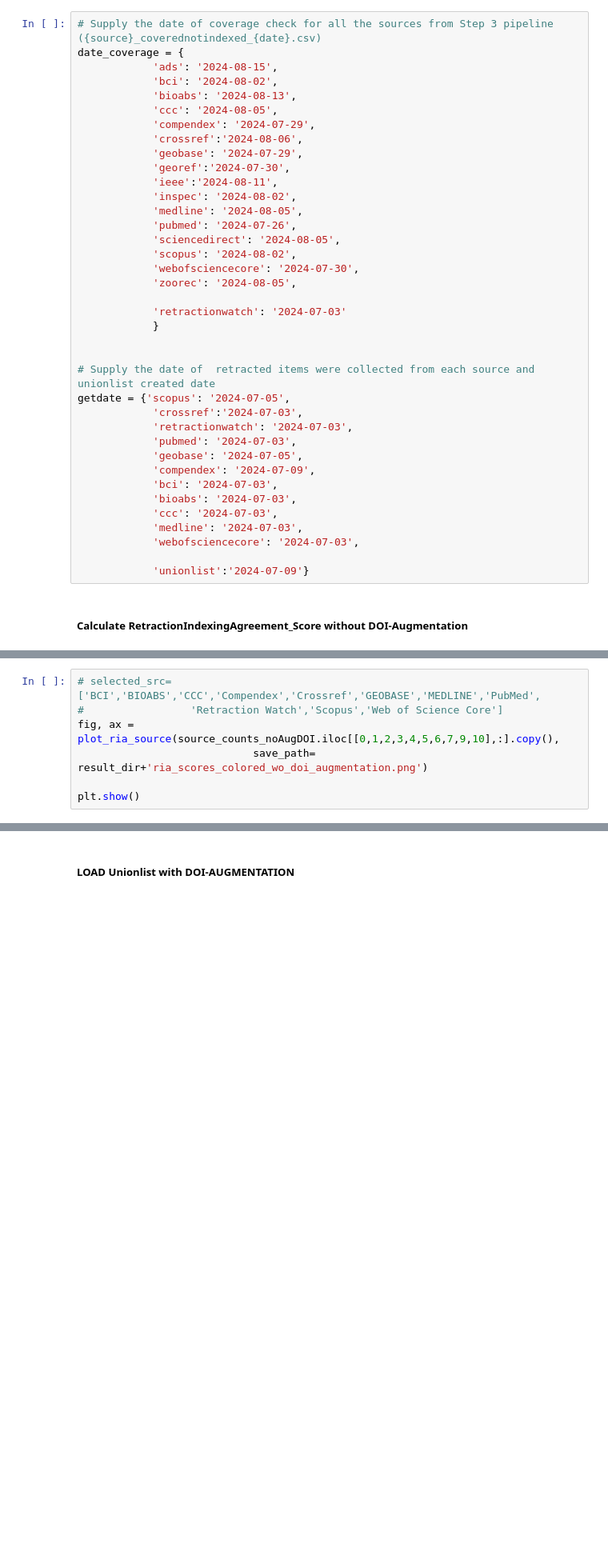
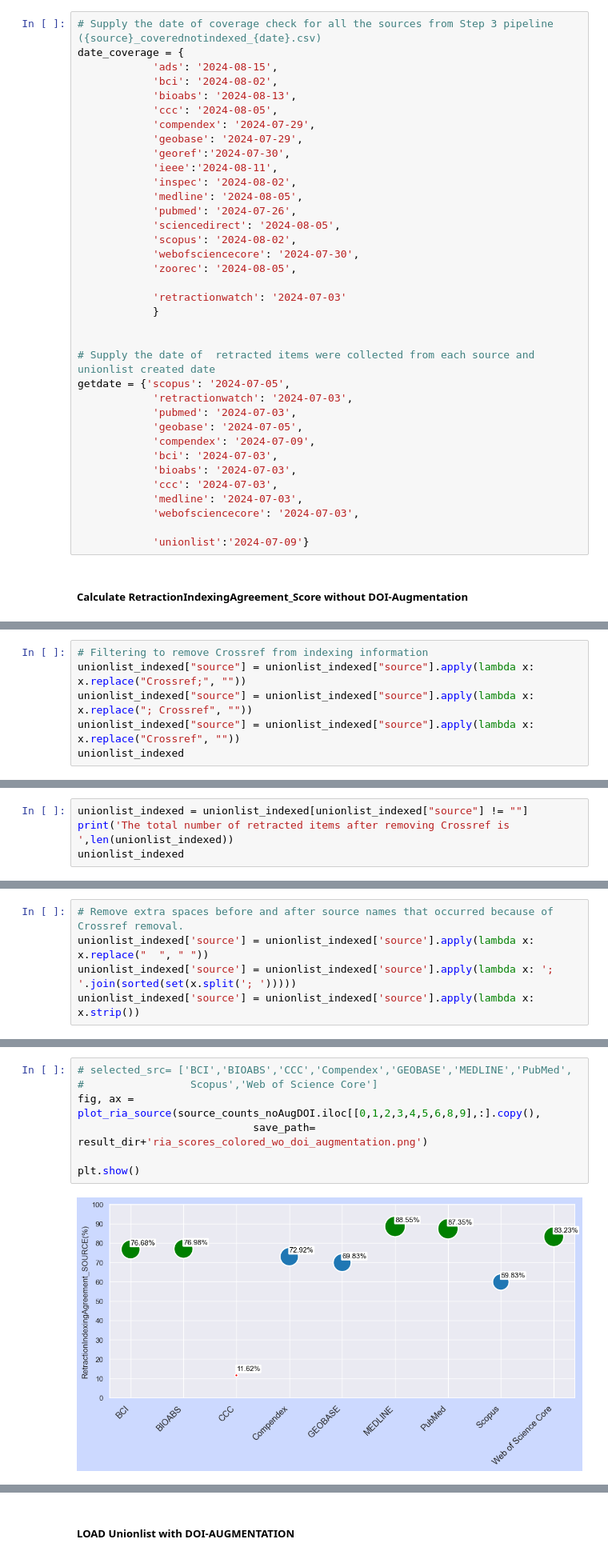
Before and after one commit to infoqualitylab/retraction-indexing-agreement, a Jupyter notebook: src/Step7_ OtherInPaperAnalysis.ipynb, the cells around one changed output, grey strips where cells are left out. Shown at 80% size. Saved outputs shown, nothing was run; the diff lists cells and outputs as text; blank space fills up the shorter version.

```diff
--- a/src/Step7_ OtherInPaperAnalysis.ipynb
+++ b/src/Step7_ OtherInPaperAnalysis.ipynb
@@ -58,7 +55,6 @@ date_coverage = {
             'bioabs': '2024-08-13',
             'ccc': '2024-08-05',
             'compendex': '2024-07-29',
-            'crossref':'2024-08-06',
             'geobase': '2024-07-29',
             'georef':'2024-07-30',
             'ieee':'2024-08-11',
@@ -76,7 +72,6 @@ date_coverage = {
 
 # Supply the date of  retracted items were collected from each source and unionlist created date
 getdate = {'scopus': '2024-07-05',
-            'crossref':'2024-07-03',
             'retractionwatch': '2024-07-03',
             'pubmed': '2024-07-03',
             'geobase': '2024-07-05',
@@ -108,0 +108,6 @@ unionlist_indexed.head()
+# %%
+# Filtering to remove Crossref from indexing information
+unionlist_indexed["source"] = unionlist_indexed["source"].apply(lambda x: x.replace("Crossref;", ""))
+unionlist_indexed["source"] = unionlist_indexed["source"].apply(lambda x: x.replace("; Crossref", ""))
+unionlist_indexed["source"] = unionlist_indexed["source"].apply(lambda x: x.replace("Crossref", ""))
+unionlist_indexed
@@ -108,0 +128,4 @@ unionlist_indexed.head()
+# %%
+unionlist_indexed = unionlist_indexed[unionlist_indexed["source"] != ""]
+print('The total number of retracted items after removing Crossref is ',len(unionlist_indexed))
+unionlist_indexed
@@ -108,0 +147,5 @@ unionlist_indexed.head()
+# %%
+# Remove extra spaces before and after source names that occurred because of Crossref removal.
+unionlist_indexed['source'] = unionlist_indexed['source'].apply(lambda x: x.replace("  ", " "))
+unionlist_indexed['source'] = unionlist_indexed['source'].apply(lambda x: '; '.join(sorted(set(x.split('; ')))))
+unionlist_indexed['source'] = unionlist_indexed['source'].apply(lambda x: x.strip())
@@ -375,11 +515,13 @@ def plot_ria_source(
 
     return fig, ax
 # %%
-# selected_src= ['BCI','BIOABS','CCC','Compendex','Crossref','GEOBASE','MEDLINE','PubMed',
-#                 'Retraction Watch','Scopus','Web of Science Core']
-fig, ax = plot_ria_source(source_counts_noAugDOI.iloc[[0,1,2,3,4,5,6,7,9,10],:].copy(),
+# selected_src= ['BCI','BIOABS','CCC','Compendex','GEOBASE','MEDLINE','PubMed',
+#                 Scopus','Web of Science Core']
+fig, ax = plot_ria_source(source_counts_noAugDOI.iloc[[0,1,2,3,4,5,6,8,9],:].copy(),
                             save_path= result_dir+'ria_scores_colored_wo_doi_augmentation.png')
 
 plt.show()
+# %% [output]
+[figure, added]
 # %%
 unionlist_noAugDOI
```
Also changed, not shown: parts of 78 cells of this notebook.
